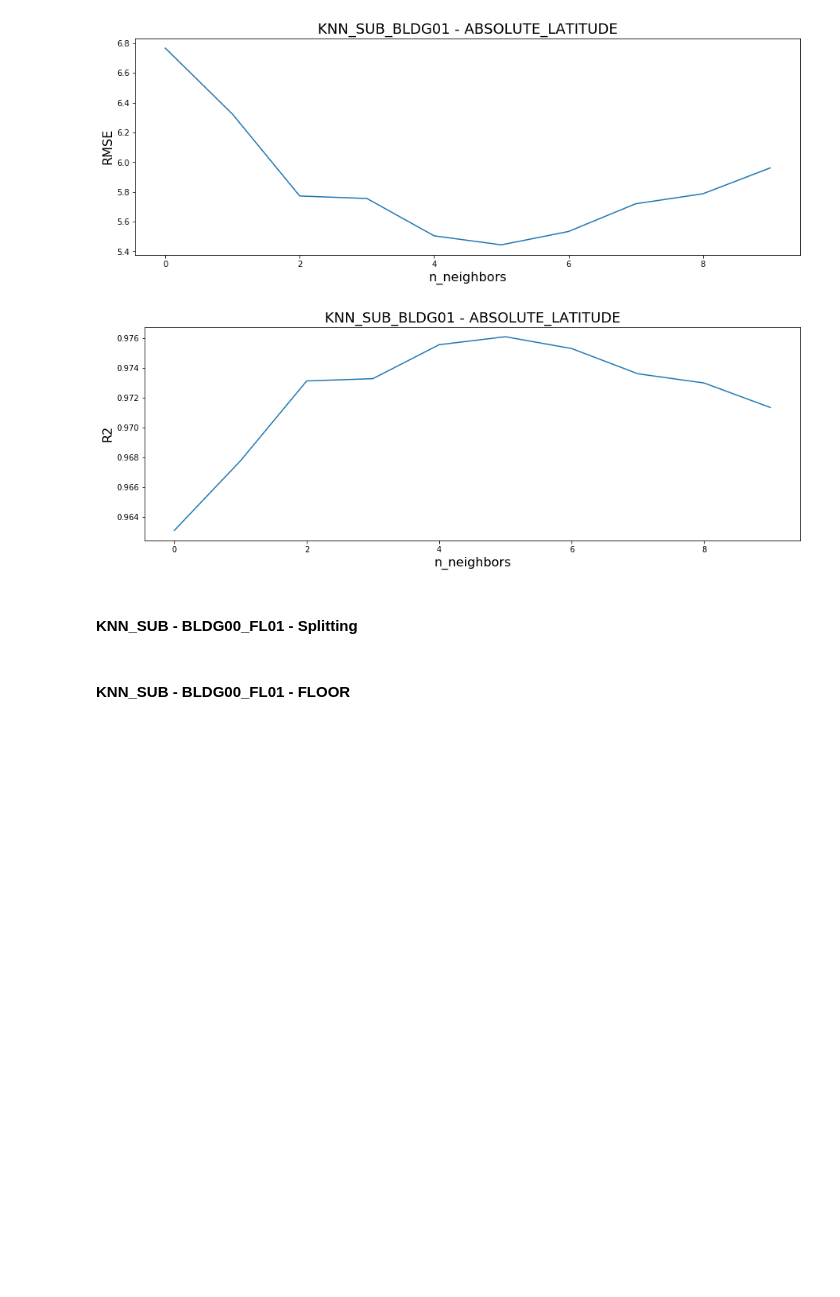
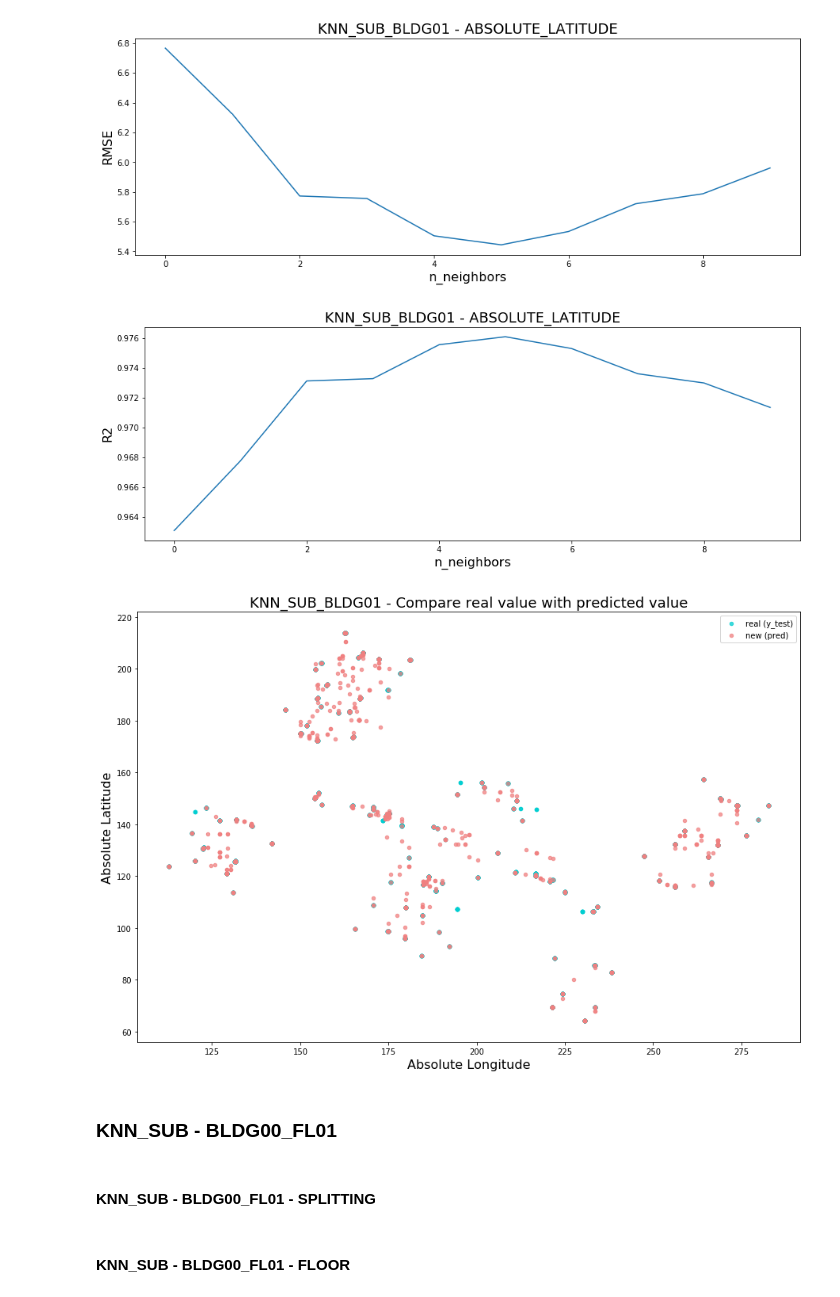
Before and after one commit to AndreasNehls/IoT_Analytics, a Jupyter notebook: python/IoT_knn.ipynb, the cells around one changed output. Cells and saved outputs as stored; diff of their text form; code cells hidden in the pictures; blank space fills up the shorter version.

```diff
--- a/python/IoT_knn.ipynb
+++ b/python/IoT_knn.ipynb
@@ -804,3 +922,8 @@ Time in min:  0.094
+# %%
+KNN_SUB_BLDG01_LON_model = neighbors.KNeighborsRegressor(n_neighbors = 2)
+
+KNN_SUB_BLDG01_LON_model.fit(X_KNN_SUB_BLDG01_LON_train, y_KNN_SUB_BLDG01_LON_train)  #fit the model
+KNN_SUB_BLDG01_LON_pred = KNN_SUB_BLDG01_LON_model.predict(X_KNN_SUB_BLDG01_LON_test) #make prediction on test set
 # %%
 # plotting the rmse values against k values
 KNN_SUB_BLDG01_LON_curveRMSE = pd.DataFrame(KNN_SUB_BLDG01_LON_rmse_val)
@@ -852,10 +975,17 @@ for KNN_SUB_BLDG01_LAT in range(10):
     print('RMSE   :', KNN_SUB_BLDG01_LAT_error)
     print('Rsqaure:', KNN_SUB_BLDG01_LAT_r2)
 
+print ()
+KNN_SUB_BLDG01_LAT_params = {'n_neighbors':[2,3,4,5,6,7,8,9]}
+KNN_SUB_BLDG01_LAT = neighbors.KNeighborsRegressor()
+KNN_SUB_BLDG01_LAT_model = GridSearchCV(KNN_SUB_BLDG01_LAT, KNN_SUB_BLDG01_LAT_params, cv=5)
+KNN_SUB_BLDG01_LAT_model.fit(X_KNN_SUB_BLDG01_LAT_train, y_KNN_SUB_BLDG01_LAT_train)
+print ('BEST   :', KNN_SUB_BLDG01_LAT_model.best_params_)
+
 KNN_SUB_BLDG01_LAT_stop = timeit.default_timer()
 print ()
 KNN_SUB_BLDG01_LAT_t = (KNN_SUB_BLDG01_LAT_stop - KNN_SUB_BLDG01_LAT_start)/60
-print('Time in min: ', round(KNN_SUB_BLDG01_LAT_t, 3))
+print ('Time in min: ', round(KNN_SUB_BLDG01_LAT_t, 3))
 # %% [output]
 Value (KNN_SUB_BLDG01_LAT) for k= 1 is:
 RMSE   : 6.766640858971462
@@ -877,3 +1007,8 @@ Time in min:  0.095
+# %%
+KNN_SUB_BLDG01_LAT_model = neighbors.KNeighborsRegressor(n_neighbors = 3)
+
+KNN_SUB_BLDG01_LAT_model.fit(X_KNN_SUB_BLDG01_LAT_train, y_KNN_SUB_BLDG01_LAT_train)  #fit the model
+KNN_SUB_BLDG01_LAT_pred = KNN_SUB_BLDG01_LAT_model.predict(X_KNN_SUB_BLDG01_LAT_test) #make prediction on test set
 # %%
 # plotting the rmse values against k values
 KNN_SUB_BLDG01_LAT_curveRMSE = pd.DataFrame(KNN_SUB_BLDG01_LAT_rmse_val)
@@ -902,8 +1037,40 @@ plt.savefig('./knn/16_KNN_SUB_BLDG01_LAT_r2.png', bbox_inches='tight')
 plt.show()
 # %% [output]
 [figure]
+# %%
+REAL_SUB_BLDG01 = pd.DataFrame()
+REAL_SUB_BLDG01['ABSOLUTE_LONGITUDE'] = y_KNN_SUB_BLDG01_LON
+REAL_SUB_BLDG01['ABSOLUTE_LATITUDE'] = y_KNN_SUB_BLDG01_LAT
+ax1 = REAL_SUB_BLDG01.plot(kind='scatter', x="ABSOLUTE_LONGITUDE", y="ABSOLUTE_LATITUDE",
+                    label = 'real (y_test)',
+                    color="darkturquoise",
+                    figsize=(15,10),
+                    alpha=0.75)
+
+NEW_SUB_BLDG01 = pd.DataFrame()
+NEW_SUB_BLDG01['ABSOLUTE_LONGITUDE'] = KNN_SUB_BLDG01_LON_pred
+NEW_SUB_BLDG01['ABSOLUTE_LATITUDE'] = KNN_SUB_BLDG01_LAT_pred
+ax2 = NEW_SUB_BLDG01.plot(kind='scatter', x="ABSOLUTE_LONGITUDE", y="ABSOLUTE_LATITUDE",
+                   label = 'new (pred)',
+                   color="lightcoral",
+                   figsize=(15,10),
+                   alpha=0.75,
+                   ax=ax1)
+
+plt.title("KNN_SUB_BLDG01 - Compare real value with predicted value", fontsize=18)
+plt.xlabel('Absolute Longitude', fontsize=16)
+plt.ylabel('Absolute Latitude', fontsize=16)
+plt.legend(loc='best')
+
+plt.savefig('./knn/18_KNN_SUB_BLDG01_REAL_NEW.png', bbox_inches='tight')
+
+plt.show()
+# %% [output]
+[figure, added]
+# %% [markdown]
+### KNN_SUB - BLDG00_FL01 <a id='KNN_SUB_BLDG00_FL01'></a>
 # %% [markdown]
-#### KNN_SUB - BLDG00_FL01 - Splitting
+#### KNN_SUB - BLDG00_FL01 - SPLITTING
 # %%
 # prepare X and y dataset
 # (FLOOR (FL)= 384, BUILDINGID (BLDG) = 385, ABSOLUTE_LONGITUDE (LON) = 386, ABSOLUTE_LATITUDE (LAT) = 387)
```
Also changed, not shown: parts of 100 cells of this notebook, 37 other files.
